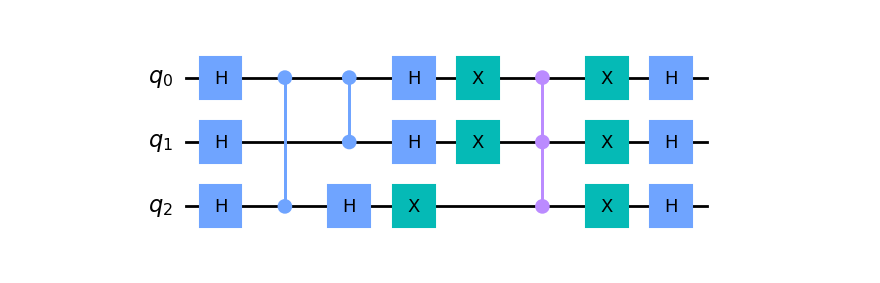
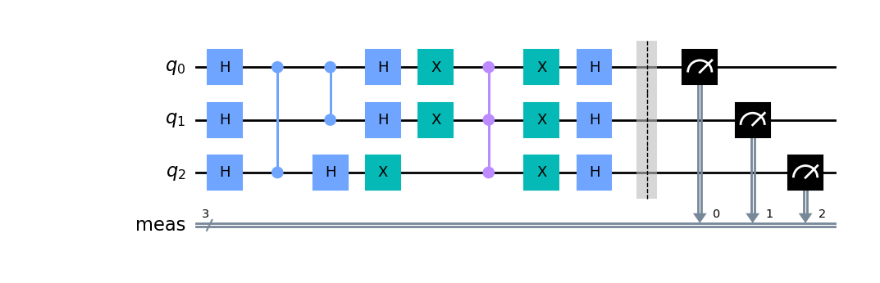
Before and after one commit to AdamNaoui/LOG6953C_TPs, a Jupyter notebook: TP3/tp3.ipynb, the cells around one changed output. Saved outputs shown, nothing was run; the diff lists cells and outputs as text; code cells hidden in the pictures.

```diff
--- a/TP3/tp3.ipynb
+++ b/TP3/tp3.ipynb
@@ -11,25 +12,26 @@ from qiskit.visualization import plot_histogram
 # %%
 grover_circuit = QuantumCircuit(3)
 # grover_circuit = initialize_s(grover_circuit, [0,1,2])
 for q in [0, 1, 2]:
     grover_circuit.h(q)
 grover_circuit.cz(2, 0)
 grover_circuit.cz(1, 0)
 
 for qubit in range(3):
     grover_circuit.h(qubit)
 # Apply transformation |00..0> -> |11..1> (X-gates)
 for qubit in range(3):
     grover_circuit.x(qubit)
 # Do multi-controlled-Z gate
-grover_circuit.ccz(2,1,0)
+grover_circuit.ccz(2, 1, 0)
 # Apply transformation |11..1> -> |00..0>
 for qubit in range(3):
     grover_circuit.x(qubit)
 # Apply transformation |00..0> -> |s>
 for qubit in range(3):
     grover_circuit.h(qubit)
 
+grover_circuit.measure_all()
 grover_circuit.draw(output='mpl')
 # %% [output]
-[figure, old version]
+[figure, new version]
```
Also changed, not shown: parts of 4 cells of this notebook.
